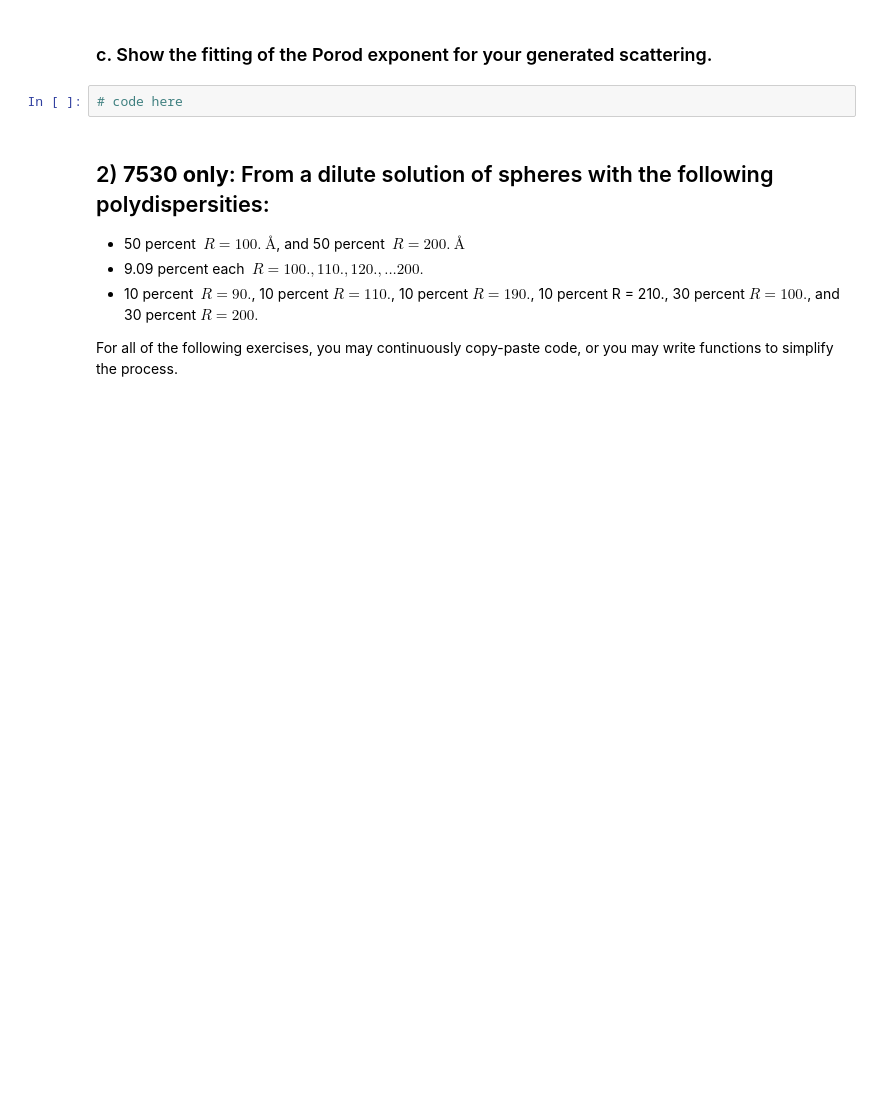
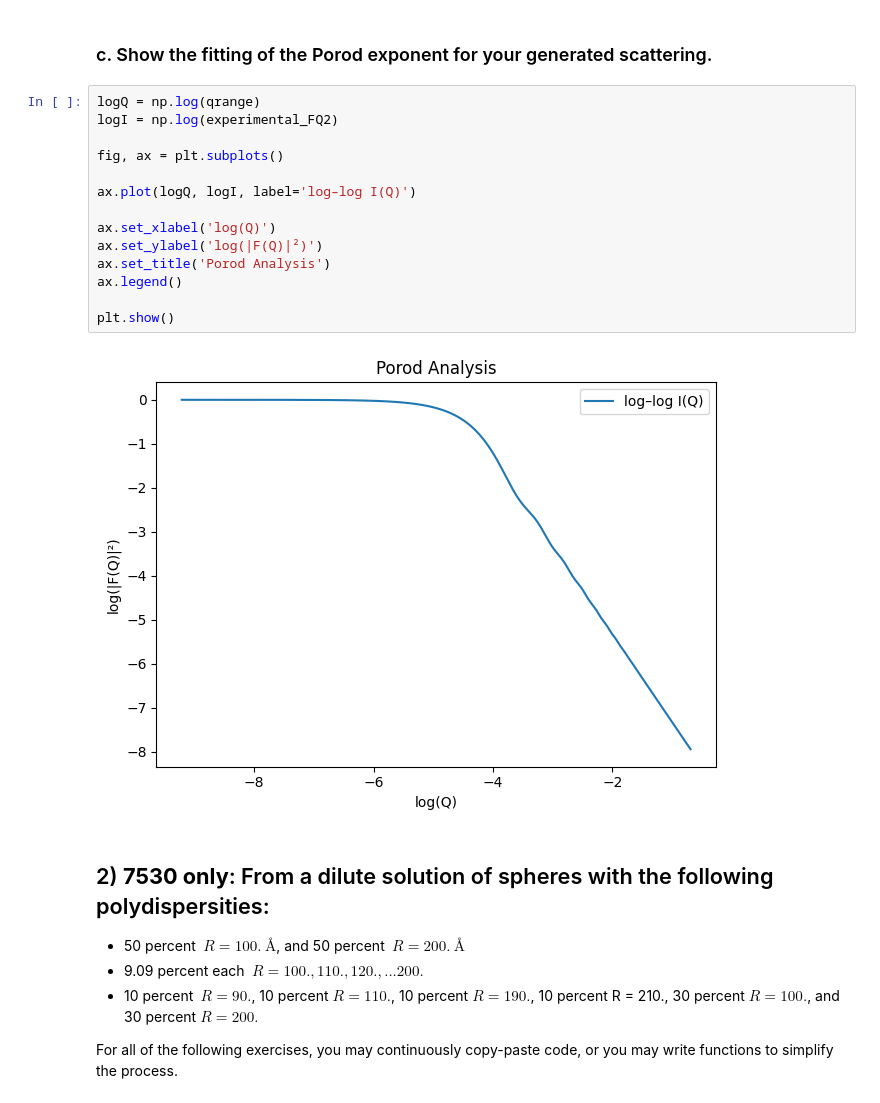
Before and after one commit to AngleKit/MSE7530Codes, a Jupyter notebook: Assignments/Assignment4.ipynb, the cells around one changed output. Cells and saved outputs as stored; diff of their text form; blank space fills up the shorter version.

```diff
--- a/Assignments/Assignment4.ipynb
+++ b/Assignments/Assignment4.ipynb
@@ -424,7 +500,21 @@ ax.set_title('Bi-modal system')
 # %% [markdown]
 ### c. Show the fitting of the Porod exponent for your generated scattering.
-# %%
-# code here
+# %%
+logQ = np.log(qrange)
+logI = np.log(experimental_FQ2)
+
+fig, ax = plt.subplots()
+
+ax.plot(logQ, logI, label='log–log I(Q)')
+
+ax.set_xlabel('log(Q)')
+ax.set_ylabel('log(|F(Q)|²)')
+ax.set_title('Porod Analysis')
+ax.legend()
+
+plt.show()
+# %% [output]
+[figure, added]
 # %% [markdown]
 ## 2) **7530 only**: From a dilute solution of spheres with the following polydispersities:
  - 50 percent $ ~R = 100. ~Å$, and 50 percent $ ~R = 200. ~Å$
```
Also changed, not shown: parts of 38 cells of this notebook.
